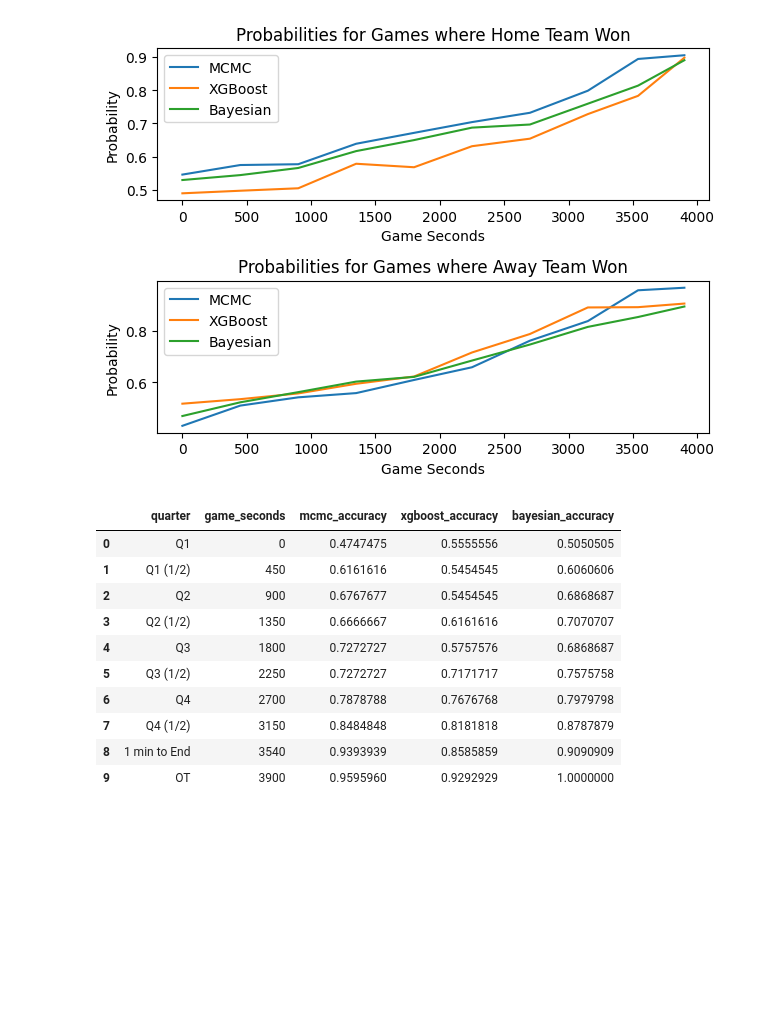
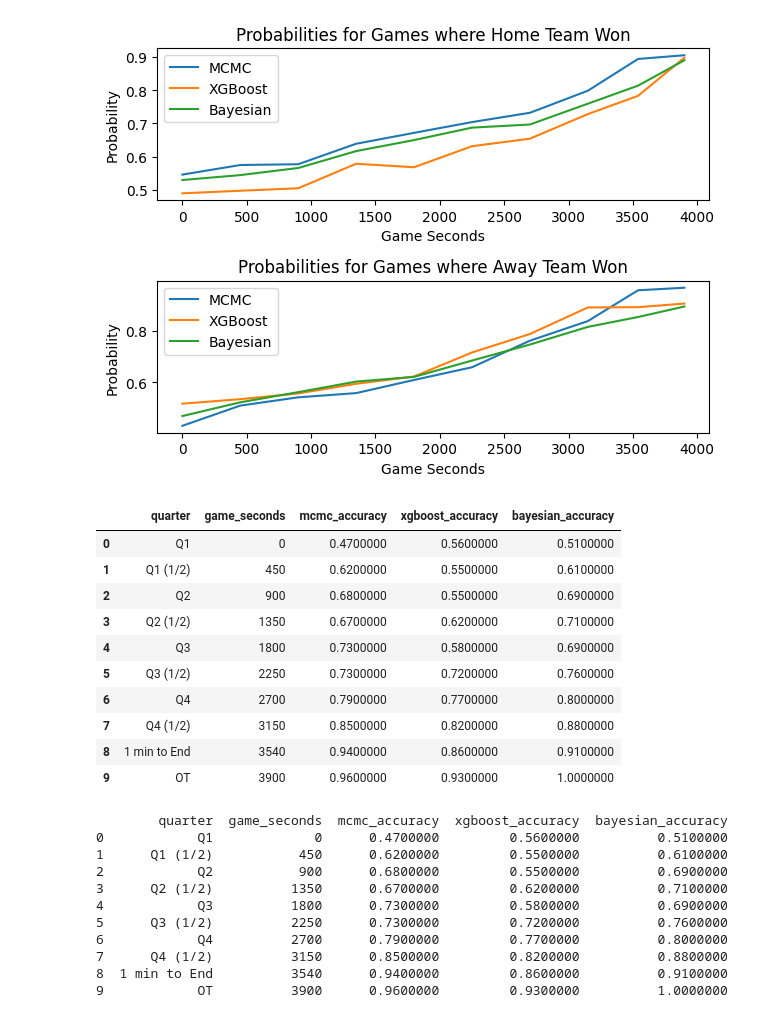
Before and after one commit to jeffxhansen/NHL_Win_Predictor, a Jupyter notebook: jeff2.ipynb, the cells around one changed output. Drawn from its saved outputs; the diff is of its cells as text; code cells hidden in the pictures; blank space fills up the shorter version.

Commit message:
added the accuracy table

```diff
--- a/jeff2.ipynb
+++ b/jeff2.ipynb
@@ -496,34 +496,50 @@ plt.show()
 # %%
 table = predictions.copy()
 
 table['mcmc_correct'] = (table['mcmc'] == table['winner']).astype(int)
 table['xgboost_correct'] = (table['xgboost'] == table['winner']).astype(int)
 table['bayesian_correct'] = (table['bayesian'] == table['winner']).astype(int)
 accuracies = (table
     .groupby(by='game_seconds_table')
     [['mcmc_correct', 'xgboost_correct', 'bayesian_correct']]
     .sum()
     .reset_index()
 )
 accuracies['games'] = len(table['game_id'].unique())
 accuracies['mcmc_accuracy'] = accuracies['mcmc_correct'] / accuracies['games']
 accuracies['xgboost_accuracy'] = accuracies['xgboost_correct'] / accuracies['games']
 accuracies['bayesian_accuracy'] = accuracies['bayesian_correct'] / accuracies['games']
 accuracies = (accuracies
     .drop(columns=['mcmc_correct', 'xgboost_correct', 'bayesian_correct', 'games'])
     .rename(columns={'game_seconds_table': 'game_seconds'}))
 accuracies['quarter'] = ['Q1', 'Q1 (1/2)', 'Q2', 'Q2 (1/2)', 'Q3', 'Q3 (1/2)', 'Q4', 'Q4 (1/2)', '1 min to End', 'OT']
 accuracies = movecol(accuracies, ['quarter'], 'game_seconds', 'Before')
+
+acc_cols = [col for col in accuracies.columns if 'accuracy' in col]
+for col in acc_cols:
+    accuracies[col] = accuracies[col].round(2)
 display(accuracies)
+print(accuracies.to_string())
 # %% [output]
 |  | quarter | game_seconds | mcmc_accuracy | xgboost_accuracy | bayesian_accuracy |
-| 0 | Q1 | 0 | 0.4747475 | 0.5555556 | 0.5050505 |
-| 1 | Q1 (1/2) | 450 | 0.6161616 | 0.5454545 | 0.6060606 |
-| 2 | Q2 | 900 | 0.6767677 | 0.5454545 | 0.6868687 |
-| 3 | Q2 (1/2) | 1350 | 0.6666667 | 0.6161616 | 0.7070707 |
-| 4 | Q3 | 1800 | 0.7272727 | 0.5757576 | 0.6868687 |
-| 5 | Q3 (1/2) | 2250 | 0.7272727 | 0.7171717 | 0.7575758 |
-| 6 | Q4 | 2700 | 0.7878788 | 0.7676768 | 0.7979798 |
-| 7 | Q4 (1/2) | 3150 | 0.8484848 | 0.8181818 | 0.8787879 |
-| 8 | 1 min to End | 3540 | 0.9393939 | 0.8585859 | 0.9090909 |
-| 9 | OT | 3900 | 0.9595960 | 0.9292929 | 1.0000000 |
+| 0 | Q1 | 0 | 0.4700000 | 0.5600000 | 0.5100000 |
+| 1 | Q1 (1/2) | 450 | 0.6200000 | 0.5500000 | 0.6100000 |
+| 2 | Q2 | 900 | 0.6800000 | 0.5500000 | 0.6900000 |
+| 3 | Q2 (1/2) | 1350 | 0.6700000 | 0.6200000 | 0.7100000 |
+| 4 | Q3 | 1800 | 0.7300000 | 0.5800000 | 0.6900000 |
+| 5 | Q3 (1/2) | 2250 | 0.7300000 | 0.7200000 | 0.7600000 |
+| 6 | Q4 | 2700 | 0.7900000 | 0.7700000 | 0.8000000 |
+| 7 | Q4 (1/2) | 3150 | 0.8500000 | 0.8200000 | 0.8800000 |
+| 8 | 1 min to End | 3540 | 0.9400000 | 0.8600000 | 0.9100000 |
+| 9 | OT | 3900 | 0.9600000 | 0.9300000 | 1.0000000 |
+        quarter  game_seconds  mcmc_accuracy  xgboost_accuracy  bayesian_accuracy
+0            Q1             0      0.4700000         0.5600000          0.5100000
+1      Q1 (1/2)           450      0.6200000         0.5500000          0.6100000
+2            Q2           900      0.6800000         0.5500000          0.6900000
+3      Q2 (1/2)          1350      0.6700000         0.6200000          0.7100000
+4            Q3          1800      0.7300000         0.5800000          0.6900000
+5      Q3 (1/2)          2250      0.7300000         0.7200000          0.7600000
+6            Q4          2700      0.7900000         0.7700000          0.8000000
+7      Q4 (1/2)          3150      0.8500000         0.8200000          0.8800000
+8  1 min to End          3540      0.9400000         0.8600000          0.9100000
+9            OT          3900      0.9600000         0.9300000          1.0000000
```
Also changed, not shown: 7 other files.
